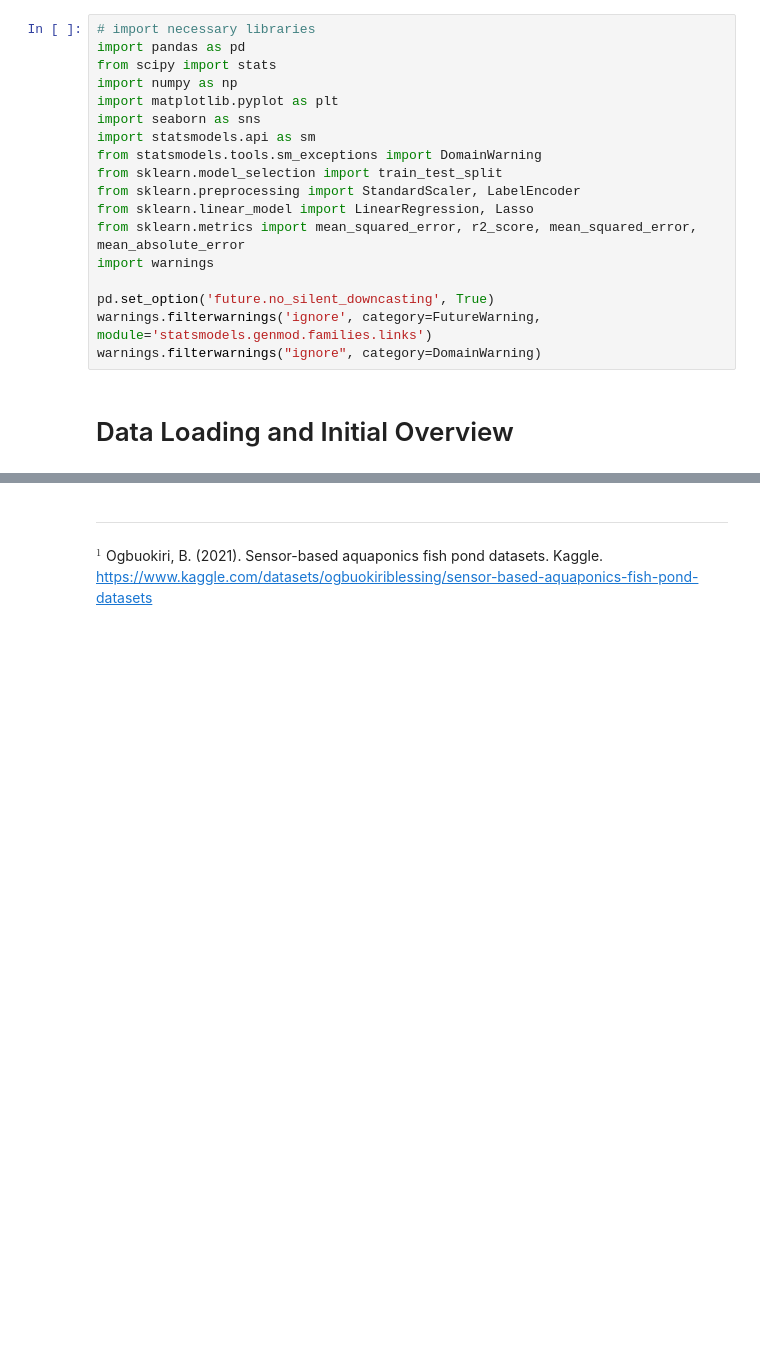
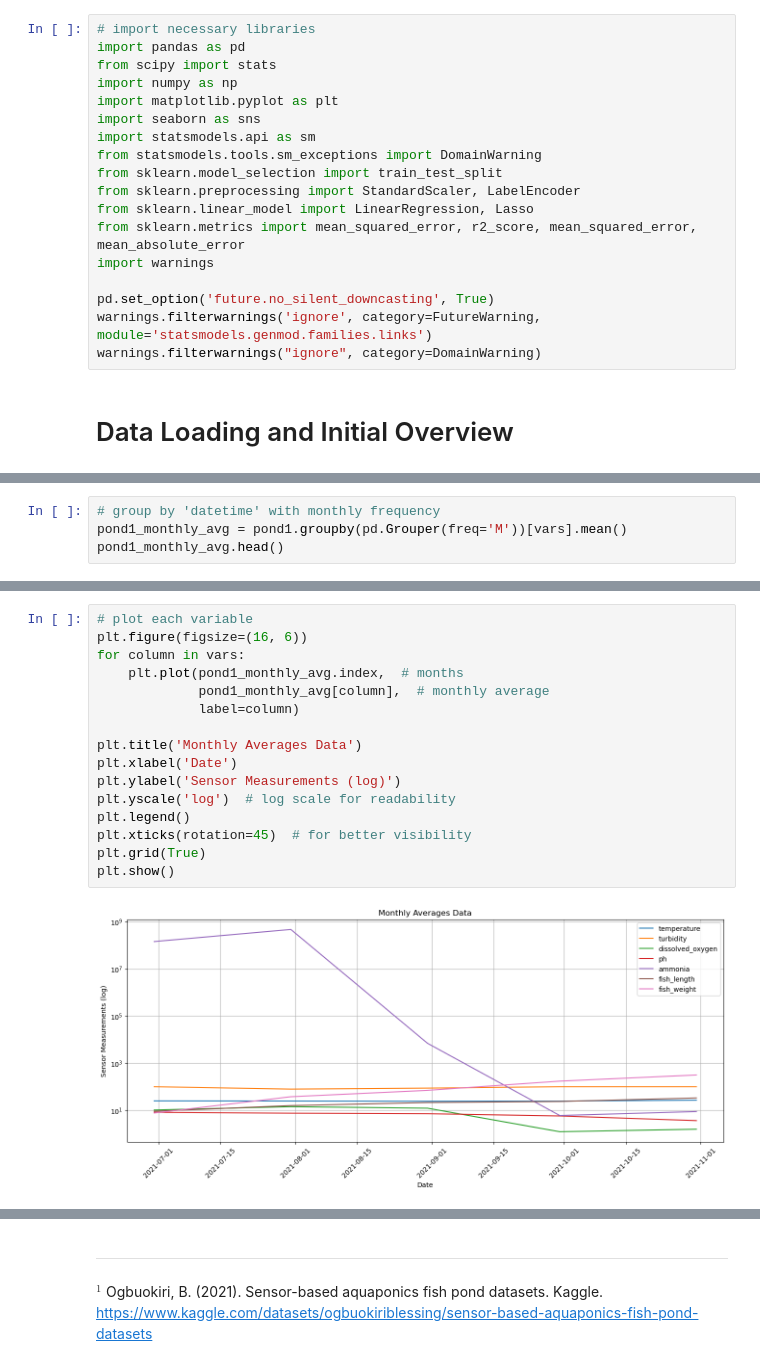
Before and after one commit to apadin-usd/AAI-530-04-Final-Project-Group-4, a Jupyter notebook: notebook/IoT-Based Aquaponics Fish Pond System.ipynb, the cells around one changed output, grey strips where cells are left out. Cells and saved outputs as stored; diff of their text form; blank space fills up the shorter version.

```diff
--- a/notebook/IoT-Based Aquaponics Fish Pond System.ipynb
+++ b/notebook/IoT-Based Aquaponics Fish Pond System.ipynb
@@ -95,0 +214,4 @@ dtype: object
+# %%
+# group by 'datetime' with monthly frequency
+pond1_monthly_avg = pond1.groupby(pd.Grouper(freq='M'))[vars].mean()
+pond1_monthly_avg.head()
@@ -95,0 +226,18 @@ dtype: object
+# %%
+# plot each variable
+plt.figure(figsize=(16, 6))
+for column in vars:
+    plt.plot(pond1_monthly_avg.index,  # months
+             pond1_monthly_avg[column],  # monthly average
+             label=column)
+
+plt.title('Monthly Averages Data')
+plt.xlabel('Date')
+plt.ylabel('Sensor Measurements (log)')
+plt.yscale('log')  # log scale for readability
+plt.legend()
+plt.xticks(rotation=45)  # for better visibility
+plt.grid(True)
+plt.show()
+# %% [output]
+[figure, added]
```
Also changed, not shown: parts of 34 cells of this notebook.
